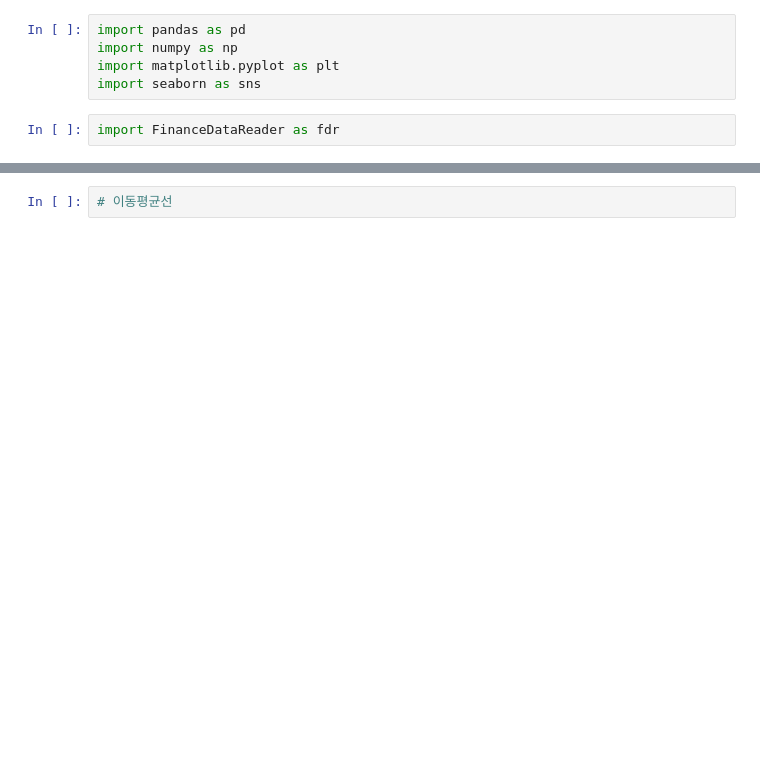
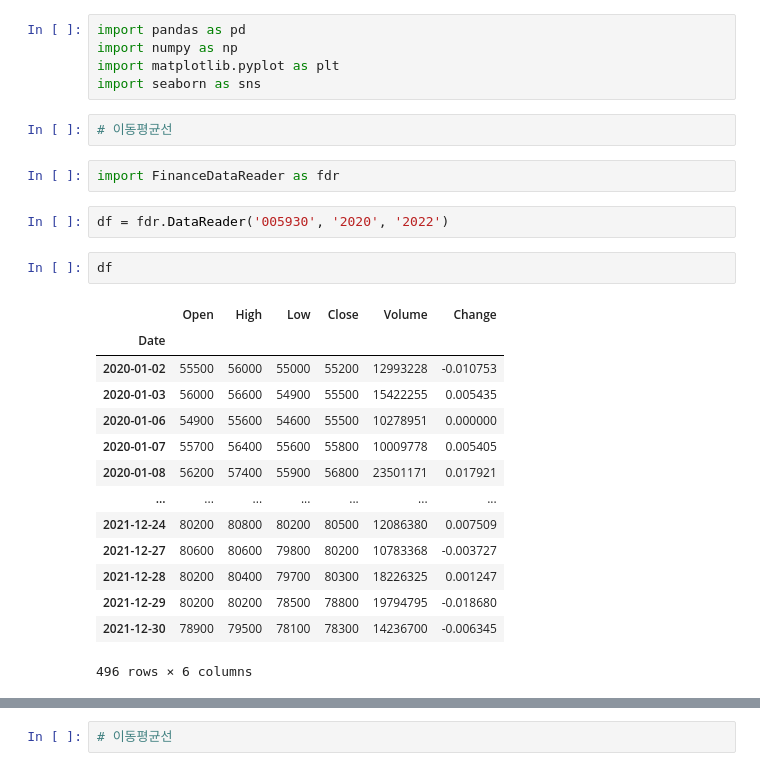
Before and after one commit to OHoRaaa/Quant, a Jupyter notebook: Practice.ipynb, the cells around one changed output, grey strips where cells are left out. Saved outputs shown, nothing was run; the diff lists cells and outputs as text; blank space fills up the shorter version.

```diff
--- a/Practice.ipynb
+++ b/Practice.ipynb
@@ -3,5 +3,26 @@ import pandas as pd
 import numpy as np
 import matplotlib.pyplot as plt
 import seaborn as sns
+# %%
+# 이동평균선
 # %%
 import FinanceDataReader as fdr
+# %%
+df = fdr.DataReader('005930', '2020', '2022')
+# %%
+df
+# %% [output]
+|  | Open | High | Low | Close | Volume | Change |
+| Date |  |  |  |  |  |  |
+| 2020-01-02 | 55500 | 56000 | 55000 | 55200 | 12993228 | -0.010753 |
+| 2020-01-03 | 56000 | 56600 | 54900 | 55500 | 15422255 | 0.005435 |
+| 2020-01-06 | 54900 | 55600 | 54600 | 55500 | 10278951 | 0.000000 |
+| 2020-01-07 | 55700 | 56400 | 55600 | 55800 | 10009778 | 0.005405 |
+| 2020-01-08 | 56200 | 57400 | 55900 | 56800 | 23501171 | 0.017921 |
+| ... | ... | ... | ... | ... | ... | ... |
+| 2021-12-24 | 80200 | 80800 | 80200 | 80500 | 12086380 | 0.007509 |
+| 2021-12-27 | 80600 | 80600 | 79800 | 80200 | 10783368 | -0.003727 |
+| 2021-12-28 | 80200 | 80400 | 79700 | 80300 | 18226325 | 0.001247 |
+| 2021-12-29 | 80200 | 80200 | 78500 | 78800 | 19794795 | -0.018680 |
+| 2021-12-30 | 78900 | 79500 | 78100 | 78300 | 14236700 | -0.006345 |
+496 rows × 6 columns
```
Also changed, not shown: parts of 94 cells of this notebook, 2 other files.
